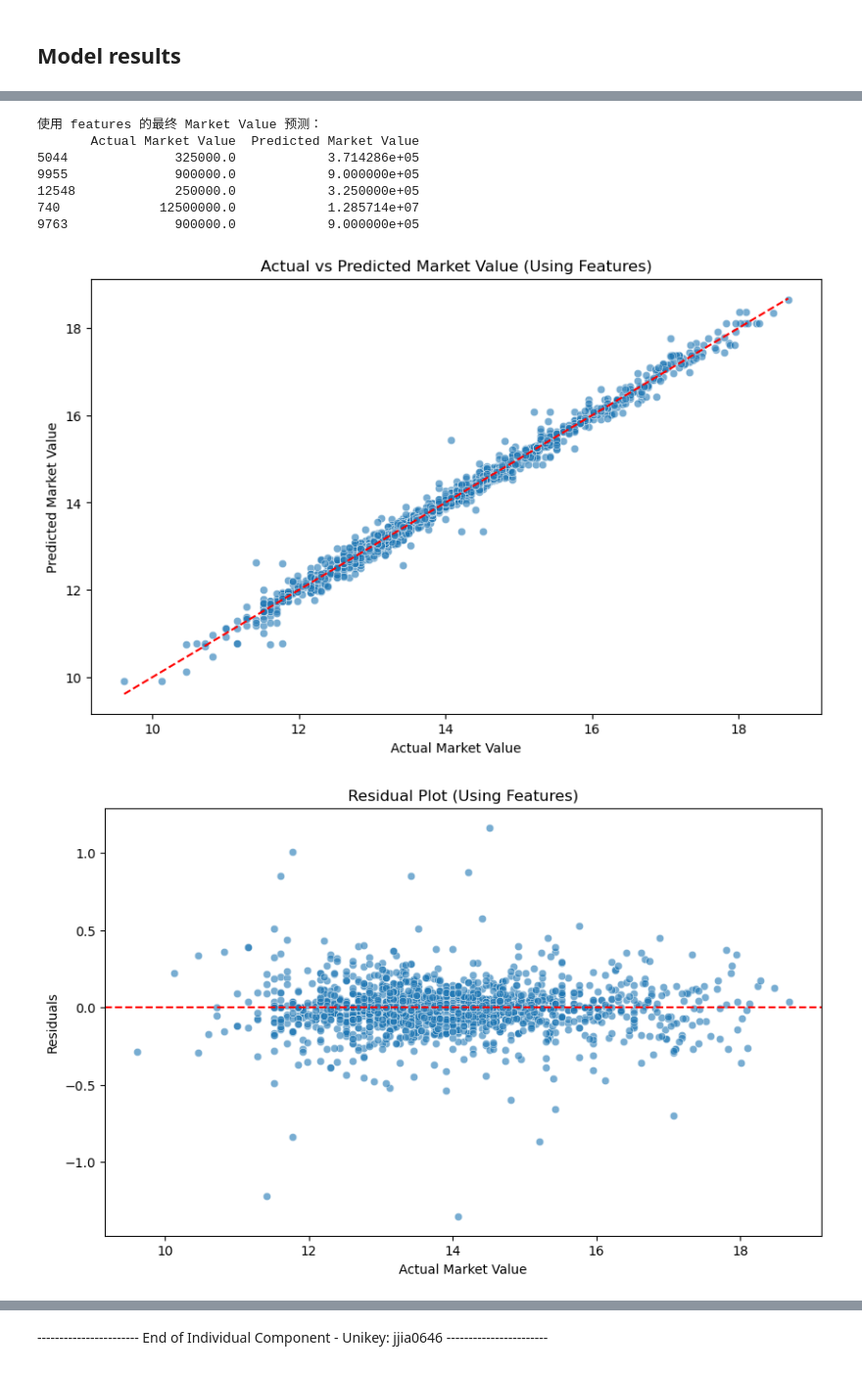
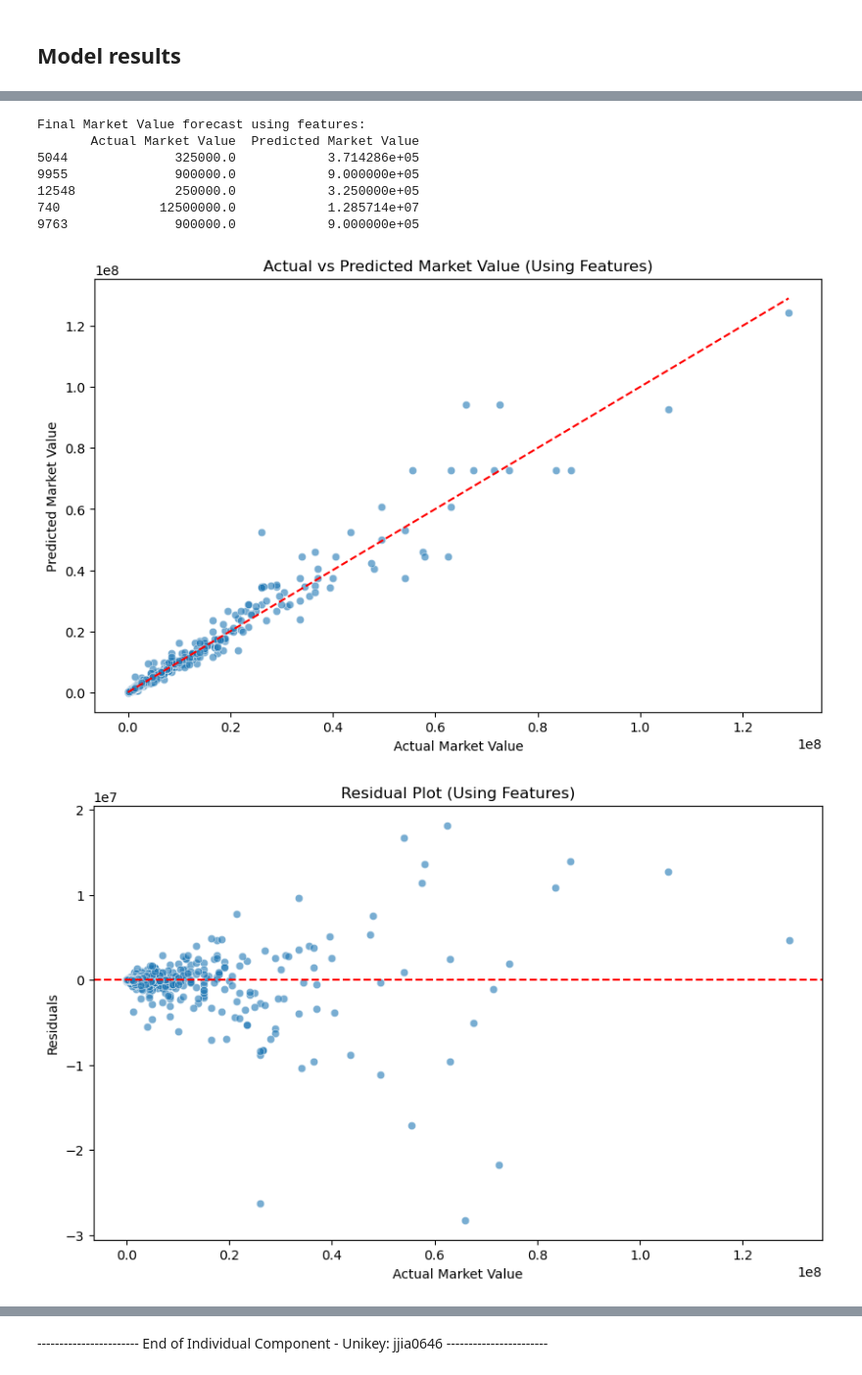
Before and after one commit to ThisFat/5310assignment2, a Jupyter notebook: Group1_Activity9_A2_Code.ipynb, the cells around one changed output, grey strips where cells are left out. Shown at 98% size. Drawn from its saved outputs; the diff is of its cells as text; code cells hidden in the pictures.

```diff
--- a/Group1_Activity9_A2_Code.ipynb
+++ b/Group1_Activity9_A2_Code.ipynb
@@ -192,26 +281,27 @@ print("验证集R²得分:", r2_wo_market)
 # %%
-# 定义参数网格
+# Define the parameter grid
 param_grid = {
     'max_depth': [None, 5, 10, 15, 20],
     'min_samples_split': [2, 5, 10],
-    'min_samples_leaf': [1, 2, 4]
+    'min_samples_leaf': [1, 2, 4],
+    'ccp_alpha': [0.0, 0.01, 0.1, 0.2]
 }
 
-# 初始化网格搜索
+# Initialize Grid Search
 grid_search = GridSearchCV(
     estimator=DecisionTreeRegressor(random_state=42),
     param_grid=param_grid,
     cv=5,
-    scoring='neg_mean_squared_error',
+    scoring= 'neg_mean_squared_error',
     n_jobs=-1
 )
 
-# 训练网格搜索
+# Training Grid Search
 grid_search.fit(train_feature, train_labels_logged)
 
-# 最佳参数
-print("找到的最佳参数:", grid_search.best_params_)
+# optimal parameter
+print("Optimal parameters found:", grid_search.best_params_)
 
-# 最佳估计器
+# best estimator
 best_dt_regressor = grid_search.best_estimator_
 # %% [output]
@@ -347,24 +460,19 @@ plt.show()
 # %%
-# 在测试集上进行预测
 final_predictions_logged = best_dt_regressor.predict(test_feature)
 
 final_predictions = np.log1p(final_predictions_logged)
 
 test_labels_original = np.log1p(test_labels_logged)
 
-# 将预测值保存到 DataFrame 中
 final_results = pd.DataFrame({
     'Actual Market Value': test_labels_logged,
     'Predicted Market Value': final_predictions_logged
 })
 
-# 显示预测结果
-print("\n使用 features 的最终 Market Value 预测：")
+print("\nFinal Market Value forecast using features:")
 print(final_results.head())
-
-#final_results.to_csv('final_predictions_features.csv1', index=False)
 # %% [output]
-使用 features 的最终 Market Value 预测：
+Final Market Value forecast using features:
        Actual Market Value  Predicted Market Value
 5044              325000.0            3.714286e+05
 9955              900000.0            9.000000e+05
@@ -372,31 +480,27 @@ print(final_results.head())
 740             12500000.0            1.285714e+07
 9763              900000.0            9.000000e+05
 # %%
-import matplotlib.pyplot as plt
 import seaborn as sns
 
-# 绘制使用 features 的模型的散点图
 plt.figure(figsize=(10, 6))
-sns.scatterplot(x=test_labels_original, y=final_predictions, alpha=0.6)
-plt.plot([min(test_labels_original), max(test_labels_original)], [min(test_labels_original), max(test_labels_original)], color='red', linestyle='--')  # 理想情况的对角线
+sns.scatterplot(x=test_labels_logged, y=final_predictions_logged, alpha=0.6)
+plt.plot([min(test_labels_logged), max(test_labels_logged)], [min(test_labels_logged), max(test_labels_logged)], color='red', linestyle='--')
 plt.xlabel('Actual Market Value')
 plt.ylabel('Predicted Market Value')
 plt.title('Actual vs Predicted Market Value (Using Features)')
 plt.show()
 # %% [output]
-[figure, old version]
+[figure, new version]
 # %%
-# 计算残差
-residuals = test_labels_original - final_predictions
+residuals = test_labels_logged - final_predictions_logged
 
-# 绘制残差图
 plt.figure(figsize=(10, 6))
-sns.scatterplot(x=test_labels_original, y=residuals, alpha=0.6)
-plt.axhline(y=0, color='red', linestyle='--')  # 零残差参考线
+sns.scatterplot(x=test_labels_logged, y=residuals, alpha=0.6)
+plt.axhline(y=0, color='red', linestyle='--')
 plt.xlabel('Actual Market Value')
 plt.ylabel('Residuals')
 plt.title('Residual Plot (Using Features)')
 plt.show()
 # %% [output]
-[figure, old version]
+[figure, new version]
 # %%
```
Also changed, not shown: parts of 38 cells of this notebook, 1 other file.
